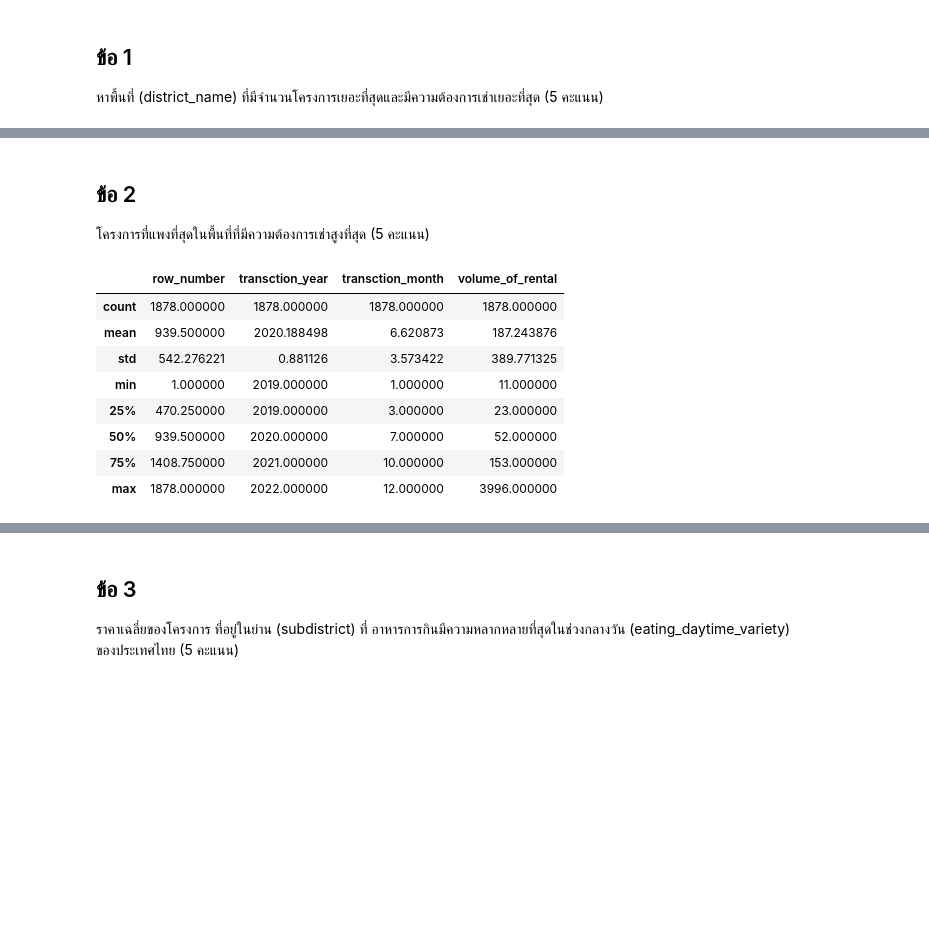
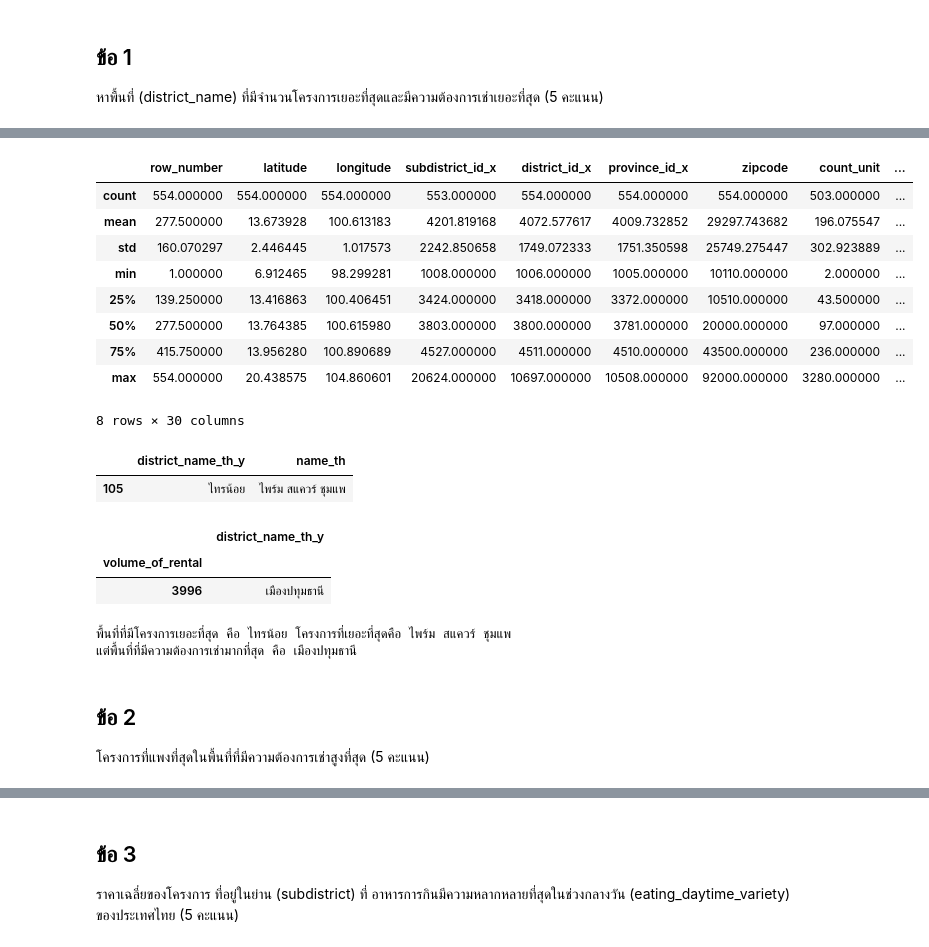
Before and after one commit to Phimphakanph22/BasicProg_DataViz65, a Jupyter notebook: midterm65.ipynb, the cells around one changed output, grey strips where cells are left out. Drawn from its saved outputs; the diff is of its cells as text; code cells hidden in the pictures; blank space fills up the shorter version.

```diff
--- a/midterm65.ipynb
+++ b/midterm65.ipynb
@@ -83,3 +162,9 @@ eat.head()
+# %%
+project1=project.dropna(subset=['project_id','name_th','propertytype_id','propertytype_name_th','developer_id',])
+# %%
+rent1=rent.dropna(subset=['row_number','transction_year','transction_month','listing_province_name_th','listing_district_name_th','project_propertytype_name_th','volume_of_rental'])
+# %%
+eat1=eat.dropna(subset=['row_number','subdistrict_id','subdistrict_name_th','district_id','district_name_th','province_id','province_name_th','eating_daytime','eating_daytime_price','eating_daytime_variety','eating_nighttime_variety'])
 # %% [markdown]
 ## ข้อ 1
 หาพื้นที่ (district_name) ที่มีจำนวนโครงการเยอะที่สุดและมีความต้องการเช่าเยอะที่สุด (5 คะแนน)
@@ -105,0 +171,3 @@ rent[rent['listing_province_name_th']==rent['listing_province_name_th'].max()]
+# %%
+dataall = project1.merge(rent1, left_on='row_number', right_on='row_number')
+dataall.head()
@@ -106,15 +182,38 @@ rent[rent['listing_province_name_th']==rent['listing_province_name_th'].max()]
+# %%
+dataall2 =dataall.merge(eat1, left_on='row_number', right_on='row_number')
+dataall2.describe()
+# %% [output]
+|  | row_number | latitude | longitude | subdistrict_id_x | district_id_x | province_id_x | zipcode | count_unit | ... |
+| count | 554.000000 | 554.000000 | 554.000000 | 553.000000 | 554.000000 | 554.000000 | 554.000000 | 503.000000 | ... |
+| mean | 277.500000 | 13.673928 | 100.613183 | 4201.819168 | 4072.577617 | 4009.732852 | 29297.743682 | 196.075547 | ... |
+| std | 160.070297 | 2.446445 | 1.017573 | 2242.850658 | 1749.072333 | 1751.350598 | 25749.275447 | 302.923889 | ... |
+| min | 1.000000 | 6.912465 | 98.299281 | 1008.000000 | 1006.000000 | 1005.000000 | 10110.000000 | 2.000000 | ... |
+| 25% | 139.250000 | 13.416863 | 100.406451 | 3424.000000 | 3418.000000 | 3372.000000 | 10510.000000 | 43.500000 | ... |
+| 50% | 277.500000 | 13.764385 | 100.615980 | 3803.000000 | 3800.000000 | 3781.000000 | 20000.000000 | 97.000000 | ... |
+| 75% | 415.750000 | 13.956280 | 100.890689 | 4527.000000 | 4511.000000 | 4510.000000 | 43500.000000 | 236.000000 | ... |
+| max | 554.000000 | 20.438575 | 104.860601 | 20624.000000 | 10697.000000 | 10508.000000 | 92000.000000 | 3280.000000 | ... |
+8 rows × 30 columns
+# %%
+dataall2.groupby("district_name_th_y")[["name_th"]].max().sort_index(ascending=False) #_y = ชื่อพื้นที่ทั่วประเทศ ทีมีโครงการเยอะสุด
+ans_1_1 = dataall2.groupby("district_name_th_y")[["name_th"]].max().reset_index().sort_index(ascending=False)
+ans_1_1.iloc[[0]]
+# %% [output]
+|  | district_name_th_y | name_th |
+| 105 | ไทรน้อย | ไพร์ม สแควร์ ชุมแพ |
+# %%
+dataall2.groupby("volume_of_rental")[["district_name_th_y"]].max().sort_index(ascending=False) #_y = ชื่อพื้นที่ทั่วประเทศ ทีมีโครงการเยอะสุด
+ans_1_2 = dataall2.groupby("volume_of_rental")[["district_name_th_y"]].max().sort_index(ascending=False)
+ans_1_2.iloc[[0]]
+# %% [output]
+|  | district_name_th_y |
+| volume_of_rental |  |
+| 3996 | เมืองปทุมธานี |
+# %%
+print(f'พื้นที่ที่มีโครงการเยอะที่สุด คือ {ans_1_1.iloc[0,0]} โครงการที่เยอะที่สุดคือ {ans_1_1.iloc[0,1]}')
+print(f'แต่พื้นที่ที่มีความต้องการเช่ามากที่สุด คือ {ans_1_2.iloc[0,0]}')
+# %% [output]
+พื้นที่ที่มีโครงการเยอะที่สุด คือ ไทรน้อย โครงการที่เยอะที่สุดคือ ไพร์ม สแควร์ ชุมแพ
+แต่พื้นที่ที่มีความต้องการเช่ามากที่สุด คือ เมืองปทุมธานี
 # %% [markdown]
 ## ข้อ 2
 โครงการที่แพงที่สุดในพื้นที่ที่มีความต้องการเช่าสูงที่สุด (5 คะแนน)
-# %%
-rent.describe()
-# %% [output]
-|  | row_number | transction_year | transction_month | volume_of_rental |
-| count | 1878.000000 | 1878.000000 | 1878.000000 | 1878.000000 |
-| mean | 939.500000 | 2020.188498 | 6.620873 | 187.243876 |
-| std | 542.276221 | 0.881126 | 3.573422 | 389.771325 |
-| min | 1.000000 | 2019.000000 | 1.000000 | 11.000000 |
-| 25% | 470.250000 | 2019.000000 | 3.000000 | 23.000000 |
-| 50% | 939.500000 | 2020.000000 | 7.000000 | 52.000000 |
-| 75% | 1408.750000 | 2021.000000 | 10.000000 | 153.000000 |
-| max | 1878.000000 | 2022.000000 | 12.000000 | 3996.000000 |
```
Also changed, not shown: parts of 43 cells of this notebook.
